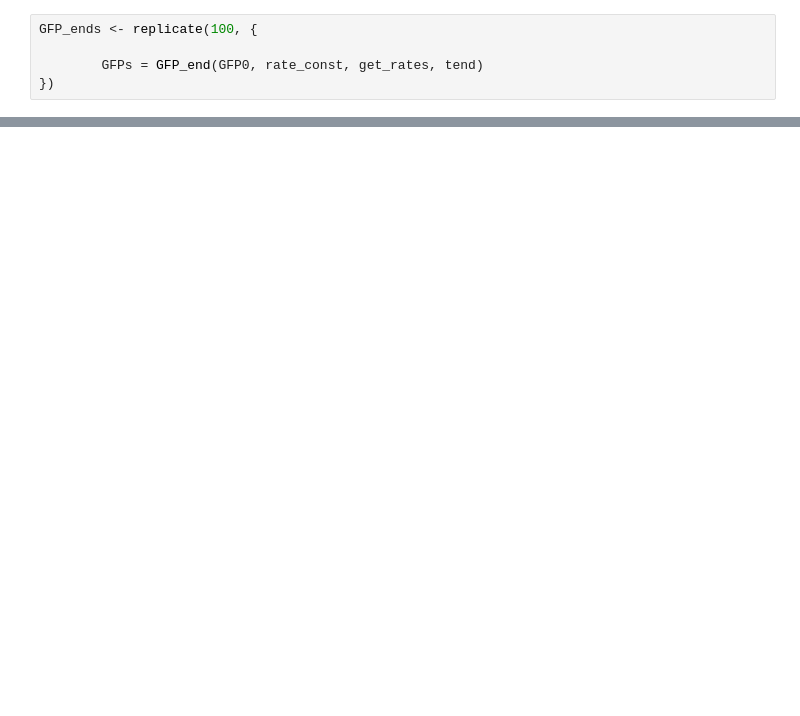
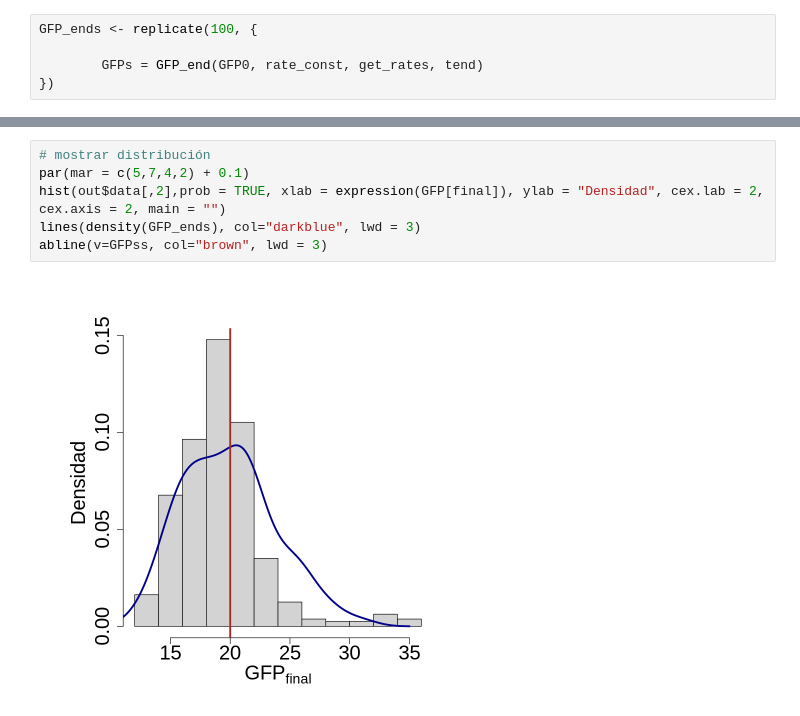
Before and after one commit to sysbio-unam/practicas-computacionales, a Jupyter notebook: algoritmo_Gillespie.ipynb, the cells around one changed output, grey strips where cells are left out. Cells and saved outputs as stored; diff of their text form; blank space fills up the shorter version.

```diff
--- a/algoritmo_Gillespie.ipynb
+++ b/algoritmo_Gillespie.ipynb
@@ -206,0 +229,8 @@ abline(h = 20, lty = 2, col = "brown", lwd = 4)
+# %%
+# mostrar distribución
+par(mar = c(5,7,4,2) + 0.1)
+hist(out$data[,2],prob = TRUE, xlab = expression(GFP[final]), ylab = "Densidad", cex.lab = 2, cex.axis = 2, main = "")
+lines(density(GFP_ends), col="darkblue", lwd = 3)
+abline(v=GFPss, col="brown", lwd = 3)
+# %% [output]
+[figure, added]
```
Also changed, not shown: parts of 17 cells of this notebook.
